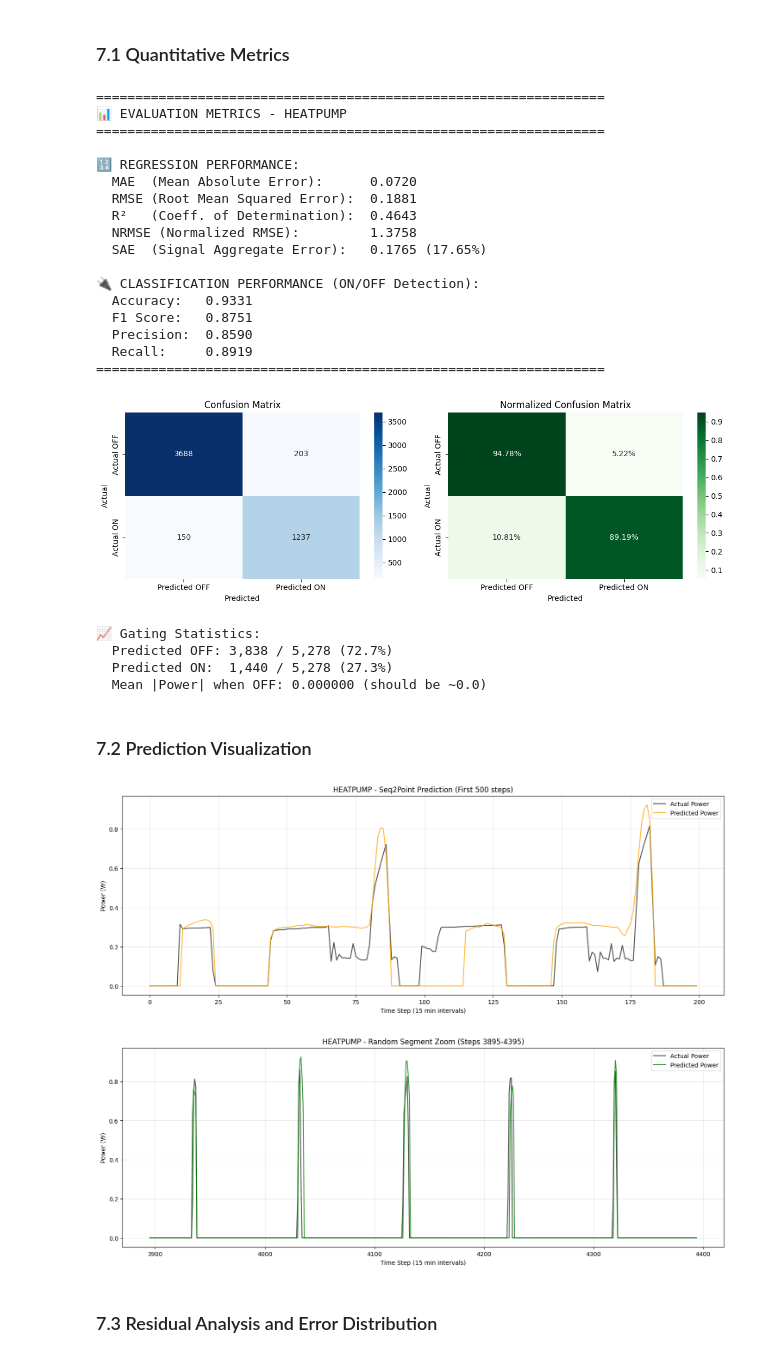
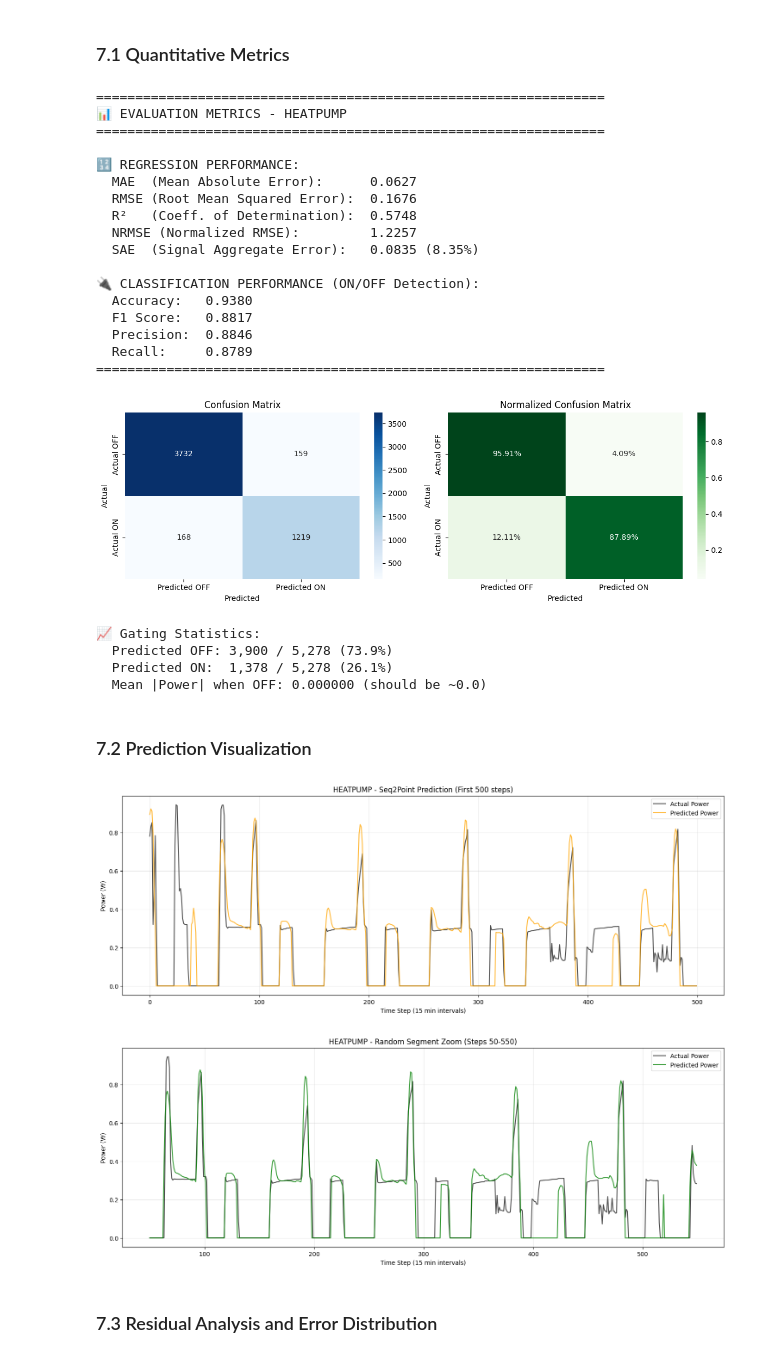
Before and after one commit to Thetommigun432/MTS3-MCTE-Team-Project-Energy-G1, a Jupyter notebook: model_exploration/10_Model_Transformer_15min.ipynb, the cells around one changed output. Saved outputs shown, nothing was run; the diff lists cells and outputs as text; code cells hidden in the pictures.

```diff
--- a/model_exploration/10_Model_Transformer_15min.ipynb
+++ b/model_exploration/10_Model_Transformer_15min.ipynb
@@ -46,7 +46,7 @@ SEQ_LEN = 99
 INPUT_DIM = 7
 D_MODEL = 256
 N_HEADS = 32
-N_LAYERS = 8
+N_LAYERS = 16
 DIM_FEEDFORWARD = 512
 DROPOUT = 0.25
 PATIENCE = 15
@@ -579,22 +579,22 @@ if np.any(off_idx):
 =================================================================
 
 🔢 REGRESSION PERFORMANCE:
-  MAE  (Mean Absolute Error):      0.0720
-  RMSE (Root Mean Squared Error):  0.1881
-  R²   (Coeff. of Determination):  0.4643
-  NRMSE (Normalized RMSE):         1.3758
-  SAE  (Signal Aggregate Error):   0.1765 (17.65%)
+  MAE  (Mean Absolute Error):      0.0627
+  RMSE (Root Mean Squared Error):  0.1676
+  R²   (Coeff. of Determination):  0.5748
+  NRMSE (Normalized RMSE):         1.2257
+  SAE  (Signal Aggregate Error):   0.0835 (8.35%)
 
 🔌 CLASSIFICATION PERFORMANCE (ON/OFF Detection):
-  Accuracy:   0.9331
-  F1 Score:   0.8751
-  Precision:  0.8590
-  Recall:     0.8919
+  Accuracy:   0.9380
+  F1 Score:   0.8817
+  Precision:  0.8846
+  Recall:     0.8789
 =================================================================
-[figure, old version]
+[figure, new version]
 📈 Gating Statistics:
-  Predicted OFF: 3,838 / 5,278 (72.7%)
-  Predicted ON:  1,440 / 5,278 (27.3%)
+  Predicted OFF: 3,900 / 5,278 (73.9%)
+  Predicted ON:  1,378 / 5,278 (26.1%)
   Mean |Power| when OFF: 0.000000 (should be ~0.0)
 # %% [markdown]
 ### 7.2 Prediction Visualization
@@ -603,40 +603,40 @@ if np.any(off_idx):
 # Assuming test data is sequential (sliding window), we can plot the reconstructed signal.
 
 # Select a window to zoom in (e.g., 500 steps ~ 5 days at 15min resolution)
-start_idx = 300
+start_idx = 0
 end_idx = 500
 
 # Ensure we have enough data
 if len(all_true) < end_idx:
     end_idx = len(all_true)
 
 plt.figure(figsize=(18, 6))
 plt.plot(all_true[start_idx:end_idx], label='Actual Power', color='black', alpha=0.7)
 plt.plot(all_preds[start_idx:end_idx], label='Predicted Power', color='orange', alpha=0.8)
 plt.title(f'{APPLIANCE.upper()} - Seq2Point Prediction (First {end_idx} steps)')
 plt.xlabel('Time Step (15 min intervals)')
 plt.ylabel('Power (W)')
 plt.legend()
 plt.grid(True, alpha=0.3)
 plt.show()
 
 # If the test set is large, let's also show a random zoomed-in segment
 if len(all_true) > 1000:
     random_start = np.random.randint(0, len(all_true) - 500)
     random_end = random_start + 500
 
     plt.figure(figsize=(18, 6))
     plt.plot(range(random_start, random_end), all_true[random_start:random_end], label='Actual Power', color='black', alpha=0.7)
     plt.plot(range(random_start, random_end), all_preds[random_start:random_end], label='Predicted Power', color='green', alpha=0.8)
     plt.title(f'{APPLIANCE.upper()} - Random Segment Zoom (Steps {random_start}-{random_end})')
     plt.xlabel('Time Step (15 min intervals)')
     plt.ylabel('Power (W)')
     plt.legend()
     plt.grid(True, alpha=0.3)
     plt.show()
 # %% [output]
-[figure, old version]
+[figure, new version]
-[figure, old version]
+[figure, new version]
 # %% [markdown]
 ### 7.3 Residual Analysis and Error Distribution
 # %%
```
Also changed, not shown: parts of 5 cells of this notebook, 7 other files.
